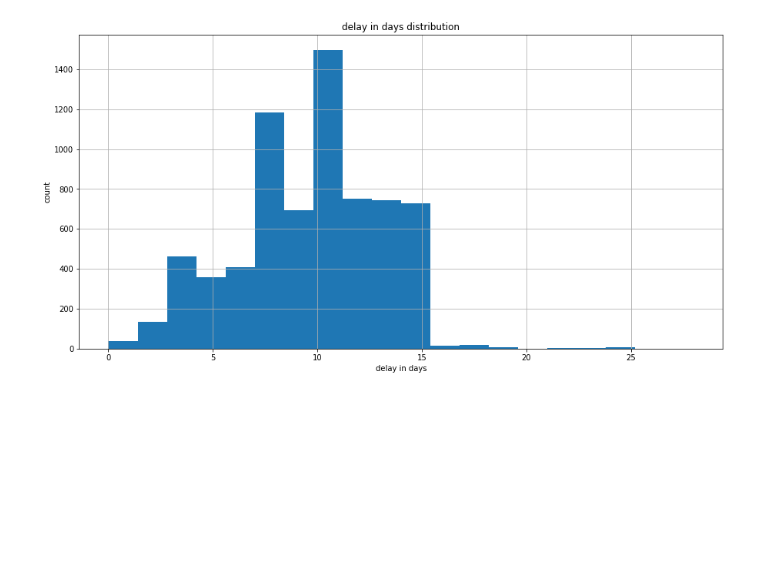
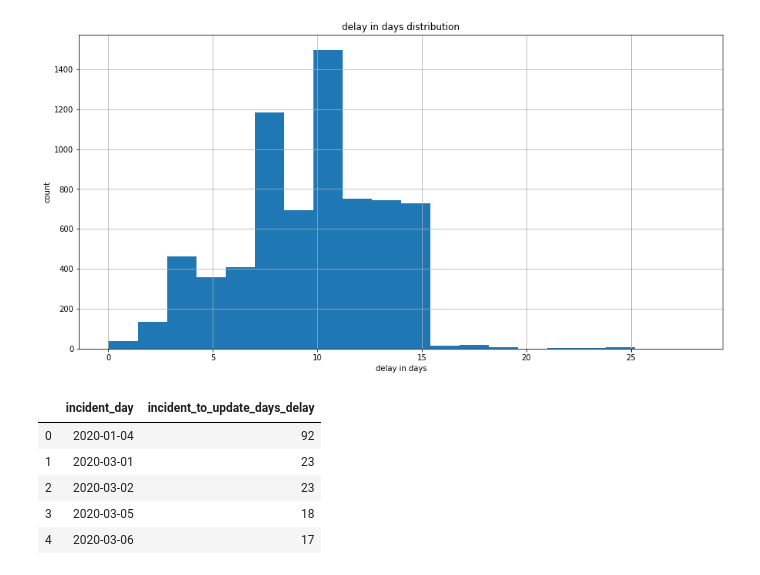
Before and after one commit to erez-aharonov/covid-19-israel-tracker, a Jupyter notebook: analysis.ipynb, the cells around one changed output. Cells and saved outputs as stored; diff of their text form; code cells hidden in the pictures; blank space fills up the shorter version.

```diff
--- a/analysis.ipynb
+++ b/analysis.ipynb
@@ -243,3 +244,14 @@ plt.ylabel('count')
 # %% [output]
 Text(0, 0.5, 'count')
 [figure]
+# %%
+c = incidents_df.groupby('incident_day')['incident_to_update_days_delay'].apply(lambda x: x.mean()).reset_index()
+c['incident_to_update_days_delay'] = c['incident_to_update_days_delay'].dt.days
+c.head()
+# %% [output]
+|  | incident_day | incident_to_update_days_delay |
+| 0 | 2020-01-04 | 92 |
+| 1 | 2020-03-01 | 23 |
+| 2 | 2020-03-02 | 23 |
+| 3 | 2020-03-05 | 18 |
+| 4 | 2020-03-06 | 17 |
```
Also changed, not shown: parts of 4 cells of this notebook.
